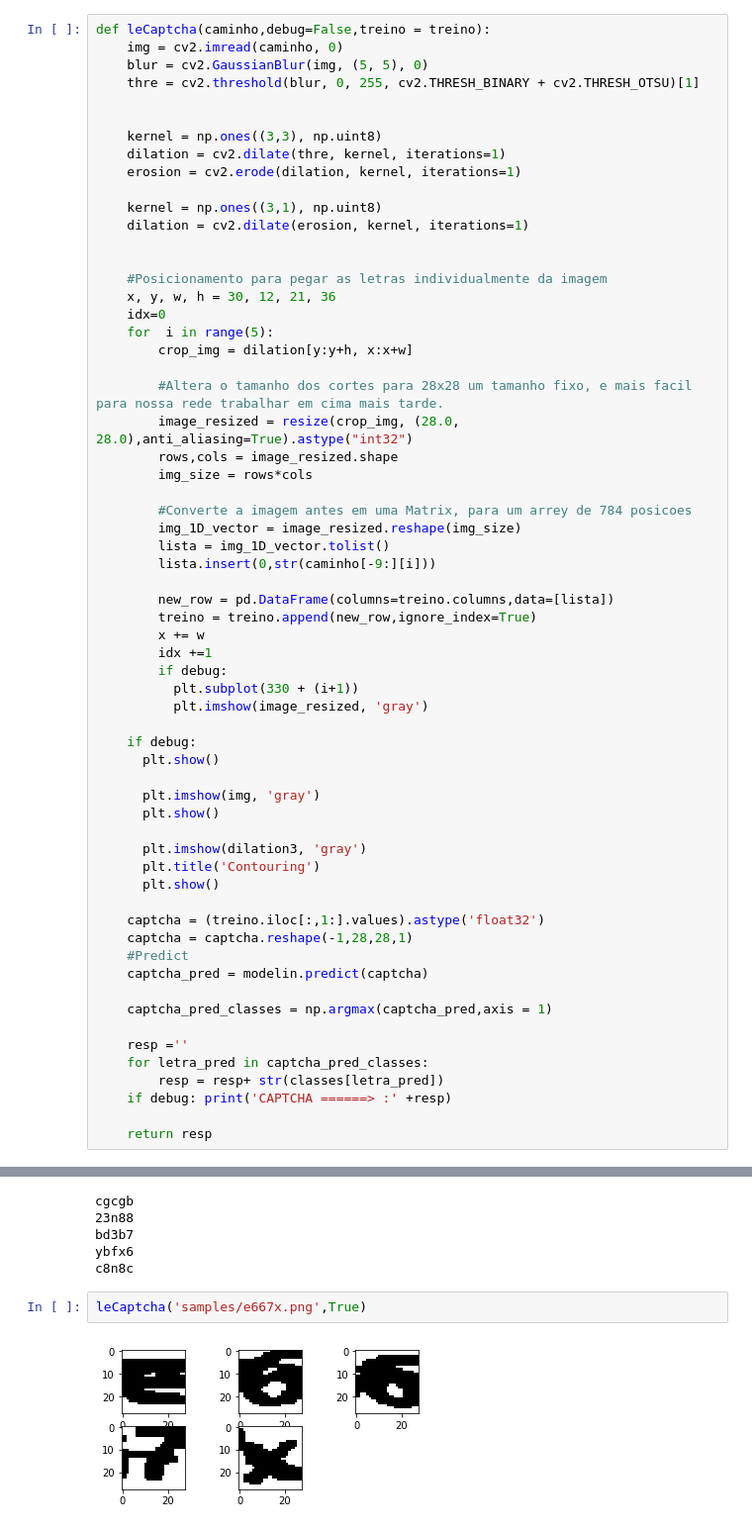
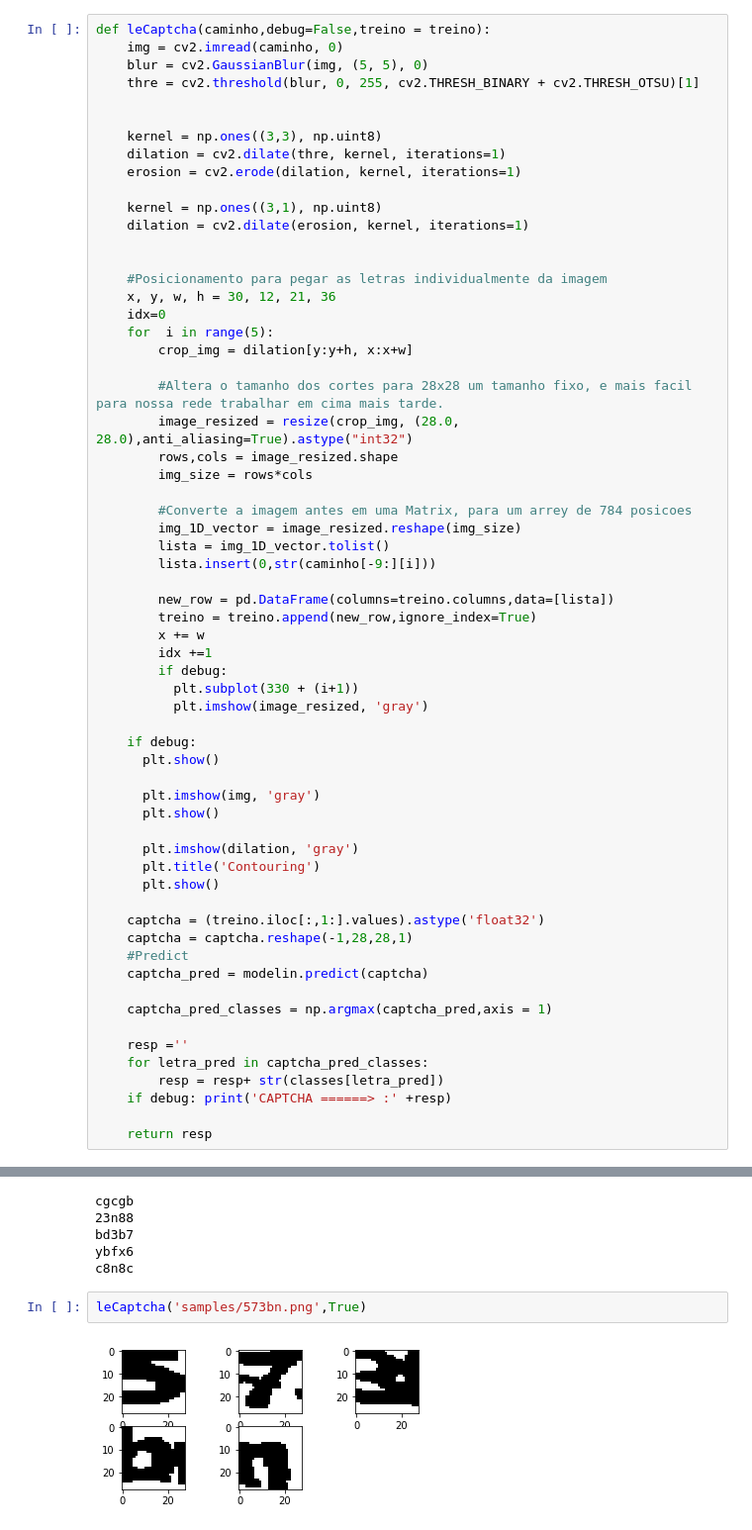
Before and after one commit to PedroDubas/Captcha_recognition, a Jupyter notebook: Captcha_Recognizer_PLAY.ipynb, the cells around one changed output, grey strips where cells are left out. Shown at 99% size. Drawn from its saved outputs; the diff is of its cells as text.

```diff
--- a/Captcha_Recognizer_PLAY.ipynb
+++ b/Captcha_Recognizer_PLAY.ipynb
@@ -118,7 +120,7 @@ def leCaptcha(caminho,debug=False,treino = treino):
       plt.imshow(img, 'gray')
       plt.show()
 
-      plt.imshow(dilation3, 'gray')
+      plt.imshow(dilation, 'gray')
       plt.title('Contouring')
       plt.show()
 
@@ -148,6 +150,6 @@ bd3b7
 ybfx6
 c8n8c
 # %%
-leCaptcha('samples/e667x.png',True)
+leCaptcha('samples/573bn.png',True)
 # %% [output]
-[figure, old version]
+[figure, new version]
```
Also changed, not shown: parts of 2 cells of this notebook.
